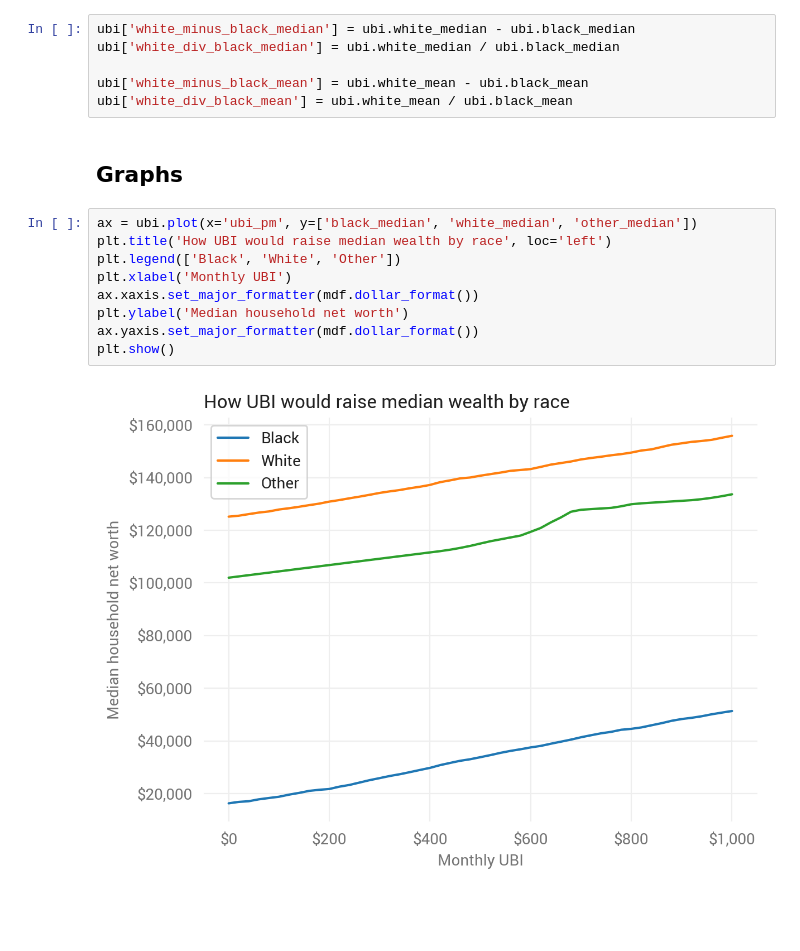
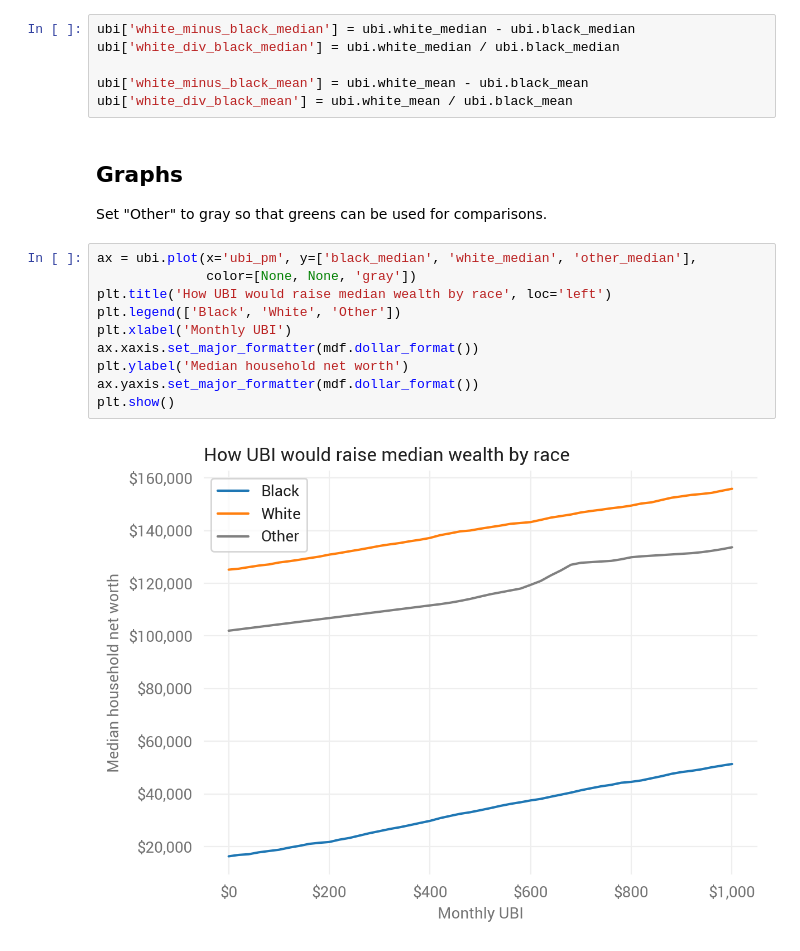
Before and after one commit to UBICenter/black_ubi, a Jupyter notebook: black_ubi_wealth.ipynb, the cells around one changed output. Saved outputs shown, nothing was run; the diff lists cells and outputs as text; blank space fills up the shorter version.

```diff
--- a/black_ubi_wealth.ipynb
+++ b/black_ubi_wealth.ipynb
@@ -88,17 +88,20 @@ ubi['white_div_black_median'] = ubi.white_median / ubi.black_median
 
 ubi['white_minus_black_mean'] = ubi.white_mean - ubi.black_mean
 ubi['white_div_black_mean'] = ubi.white_mean / ubi.black_mean
-# %% [markdown]
-## Graphs
+# %% [markdown]
+## Graphs
+
+Set "Other" to gray so that greens can be used for comparisons.
 # %%
-ax = ubi.plot(x='ubi_pm', y=['black_median', 'white_median', 'other_median'])
+ax = ubi.plot(x='ubi_pm', y=['black_median', 'white_median', 'other_median'],
+              color=[None, None, 'gray'])
 plt.title('How UBI would raise median wealth by race', loc='left')
 plt.legend(['Black', 'White', 'Other'])
 plt.xlabel('Monthly UBI')
 ax.xaxis.set_major_formatter(mdf.dollar_format())
 plt.ylabel('Median household net worth')
 ax.yaxis.set_major_formatter(mdf.dollar_format())
 plt.show()
 # %% [output]
-[figure, old version]
+[figure, new version]
 # %%
```
Also changed, not shown: parts of 4 cells of this notebook, 1 other file.
